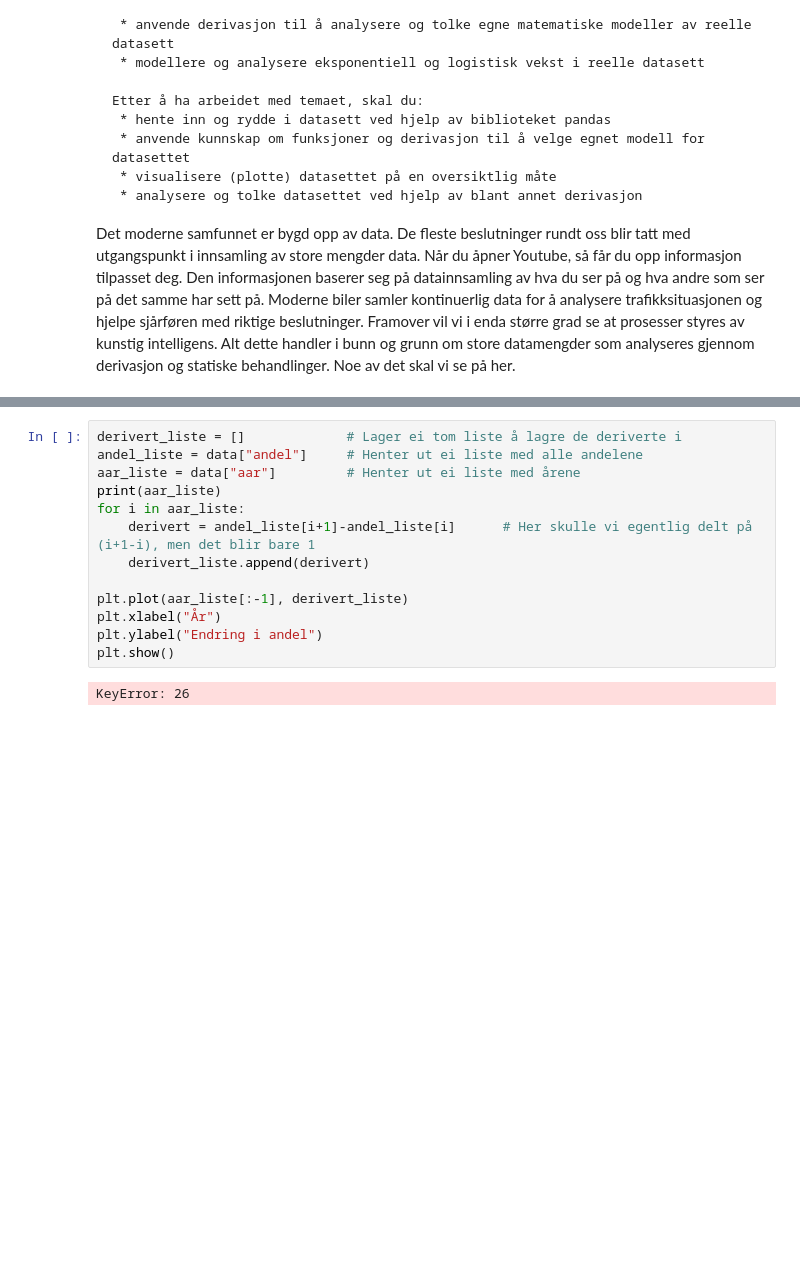
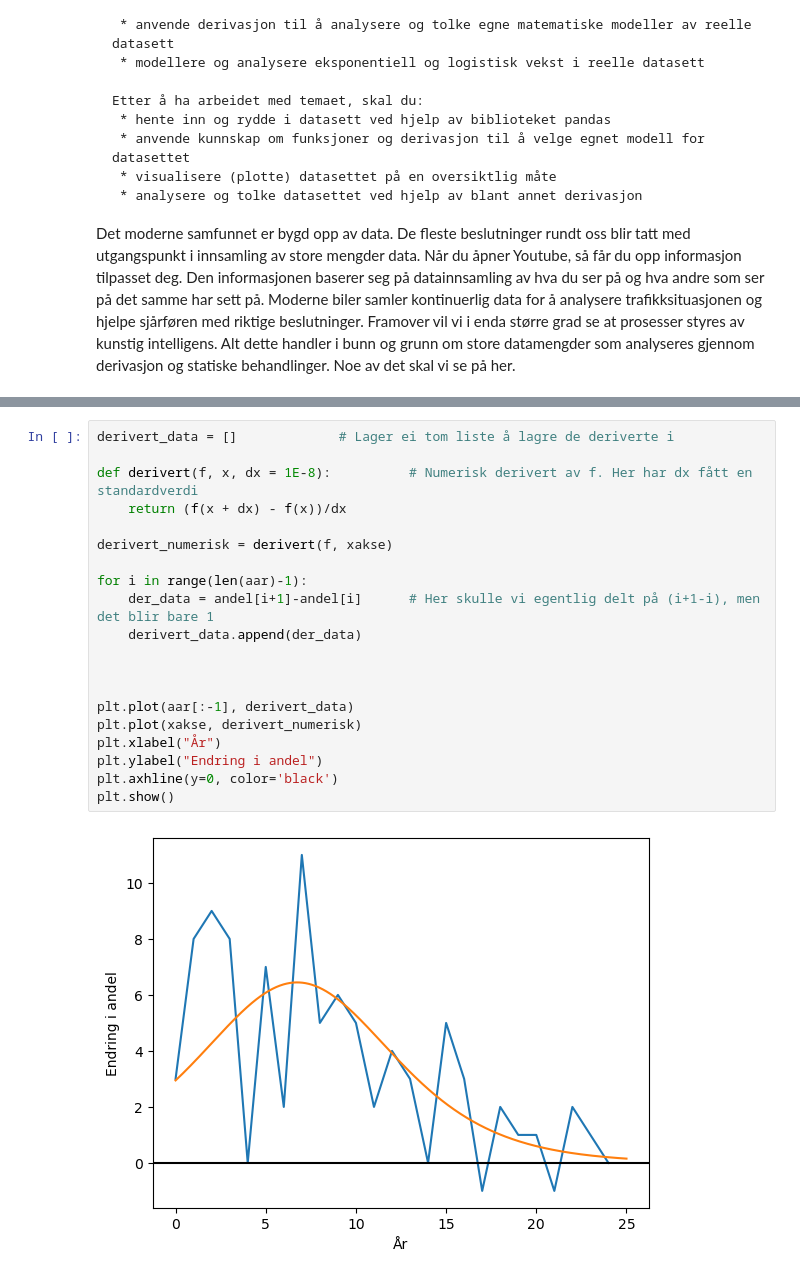
Before and after one commit to kstige/Matematikk-R1, a Jupyter notebook: _build/jupyter_execute/docs/numerikkmodeller/reelledatasett.ipynb, the cells around one changed output, grey strips where cells are left out. Saved outputs shown, nothing was run; the diff lists cells and outputs as text; blank space fills up the shorter version.

```diff
--- a/_build/jupyter_execute/docs/numerikkmodeller/reelledatasett.ipynb
+++ b/_build/jupyter_execute/docs/numerikkmodeller/reelledatasett.ipynb
@@ -69,15 +73,22 @@ Nevneren blir i dette tilfellet bare 1. Vi implementerer framgangsmåten med ei
 # %%
-derivert_liste = []             # Lager ei tom liste å lagre de deriverte i
-andel_liste = data["andel"]     # Henter ut ei liste med alle andelene
-aar_liste = data["aar"]         # Henter ut ei liste med årene
-print(aar_liste)
-for i in aar_liste:
-    derivert = andel_liste[i+1]-andel_liste[i]      # Her skulle vi egentlig delt på (i+1-i), men det blir bare 1
-    derivert_liste.append(derivert)
+derivert_data = []             # Lager ei tom liste å lagre de deriverte i
 
-plt.plot(aar_liste[:-1], derivert_liste)
+def derivert(f, x, dx = 1E-8):          # Numerisk derivert av f. Her har dx fått en standardverdi
+    return (f(x + dx) - f(x))/dx
+
+derivert_numerisk = derivert(f, xakse)
+
+for i in range(len(aar)-1):
+    der_data = andel[i+1]-andel[i]      # Her skulle vi egentlig delt på (i+1-i), men det blir bare 1
+    derivert_data.append(der_data)
+
+
+
+plt.plot(aar[:-1], derivert_data)
+plt.plot(xakse, derivert_numerisk)
 plt.xlabel("År")
 plt.ylabel("Endring i andel")
+plt.axhline(y=0, color='black')
 plt.show()
 # %% [output]
-KeyError: 26
+[figure, added]
```
Also changed, not shown: parts of 16 cells of this notebook, 27 other files.
